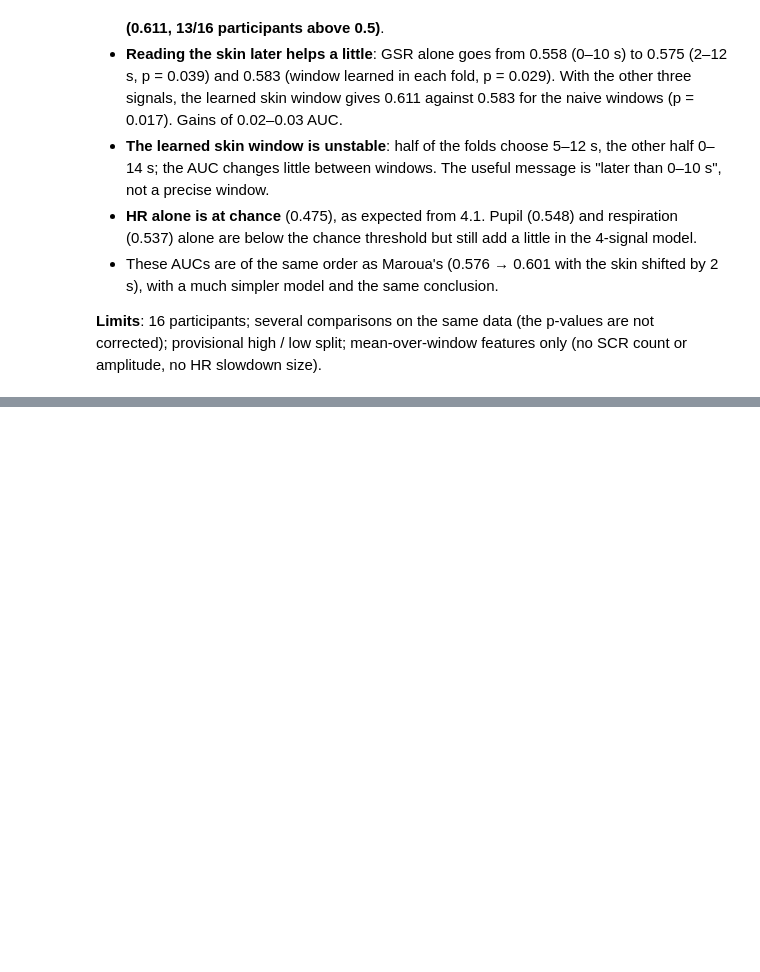
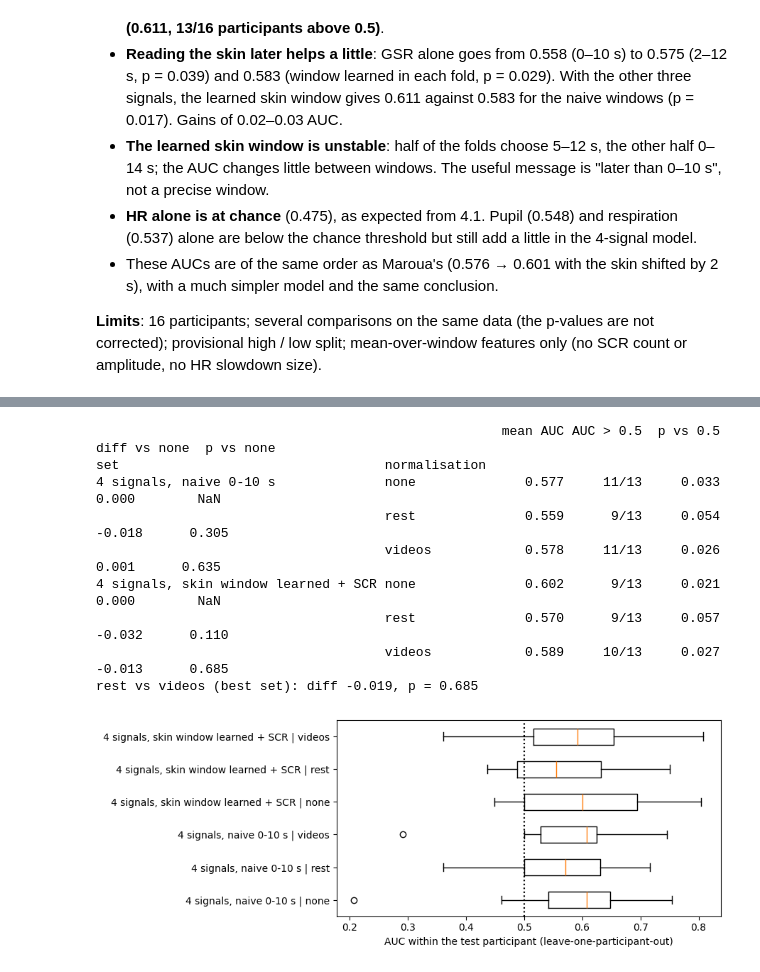
Before and after one commit to miakovlevv/habs-team06, a Jupyter notebook: latence/hugo_arousal.ipynb, the cells around one changed output, grey strips where cells are left out. Drawn from its saved outputs; the diff is of its cells as text; code cells hidden in the pictures; blank space fills up the shorter version.

```diff
--- a/latence/hugo_arousal.ipynb
+++ b/latence/hugo_arousal.ipynb
@@ -422,0 +572,18 @@ mean-over-window features only (no SCR count or amplitude, no HR slowdown size).
+# %%
+# Resting-state variability of each signal, per participant
+from physio_utils import task_windows
+rest = []
+for p in PRED:
+    try:
+        x, q = load_signals(p, task="resting-state")
+    except FileNotFoundError:
+        print(p, ": no resting-state")
+        continue
+    eyes_open = slice(0, int(30 * FG))
+    rest.append({"participant": p, "HR": x["HR"].std(), "GSR": x["GSR"].std(), "resp": x["resp"].std(),
+                 "pupil": x["pupil"][eyes_open].std(), "gsr_range_uS": q["gsr_range_uS"], "rr_suspect_pct": q["rr_suspect_pct"]})
+REST_SD = pd.DataFrame(rest).set_index("participant")
+print(REST_SD.round(3))
+REST_OK = REST_SD.index[(REST_SD.gsr_range_uS >= 0.05) & (REST_SD.rr_suspect_pct <= 10)].tolist()
+d43 = d42[d42.participant.isin(REST_OK)]
+print(f"{len(REST_OK)} participants with a usable rest: {REST_OK}")
@@ -422,0 +608,40 @@ mean-over-window features only (no SCR count or amplitude, no HR slowdown size).
+# %%
+# Same models under the three normalisations, same participants
+NORM_SETS = {
+    "4 signals, naive 0-10 s": lambda tr, norm: list(NAIVE.values()),
+    "4 signals, skin window learned + SCR": lambda tr, norm: OTHERS + SKIN(tr, norm) + SCR,
+}
+auc43 = {}
+for set_name, fn in NORM_SETS.items():
+    for norm in ["none", "rest", "videos"]:
+        auc43[(set_name, norm)], _ = loso(lambda tr: fn(tr, norm), d43, norm=norm, scale=True)
+auc43 = pd.DataFrame(auc43)
+rows = []
+for set_name in NORM_SETS:
+    for norm in ["none", "rest", "videos"]:
+        a = auc43[(set_name, norm)]
+        rows.append({"set": set_name, "normalisation": norm, "mean AUC": a.mean(), "AUC > 0.5": f"{(a > 0.5).sum()}/{len(a)}",
+                     "p vs 0.5": wilcoxon(a - 0.5).pvalue,
+                     "diff vs none": (a - auc43[(set_name, "none")]).mean(),
+                     "p vs none": wilcoxon(a, auc43[(set_name, "none")]).pvalue if norm != "none" else np.nan})
+print(pd.DataFrame(rows).set_index(["set", "normalisation"]).round(3).to_string())
+r, v = auc43[("4 signals, skin window learned + SCR", "rest")], auc43[("4 signals, skin window learned + SCR", "videos")]
+print(f"rest vs videos (best set): diff {(r - v).mean():+.3f}, p = {wilcoxon(r, v).pvalue:.3f}")
+
+fig, ax = plt.subplots(figsize=(9, 3.5))
+cols = list(auc43.columns)
+ax.boxplot([auc43[c] for c in cols], vert=False, tick_labels=[f"{s} | {n}" for s, n in cols])
+ax.axvline(0.5, color="k", ls=":")
+ax.set_xlabel("AUC within the test participant (leave-one-participant-out)")
+plt.tight_layout(); plt.show()
+# %% [output]
+                                                    mean AUC AUC > 0.5  p vs 0.5  diff vs none  p vs none
+set                                  normalisation
+4 signals, naive 0-10 s              none              0.577     11/13     0.033         0.000        NaN
+                                     rest              0.559      9/13     0.054        -0.018      0.305
+                                     videos            0.578     11/13     0.026         0.001      0.635
+4 signals, skin window learned + SCR none              0.602      9/13     0.021         0.000        NaN
+                                     rest              0.570      9/13     0.057        -0.032      0.110
+                                     videos            0.589     10/13     0.027        -0.013      0.685
+rest vs videos (best set): diff -0.019, p = 0.685
+[figure, added]
```
Also changed, not shown: parts of 13 cells of this notebook, 5 other files.
